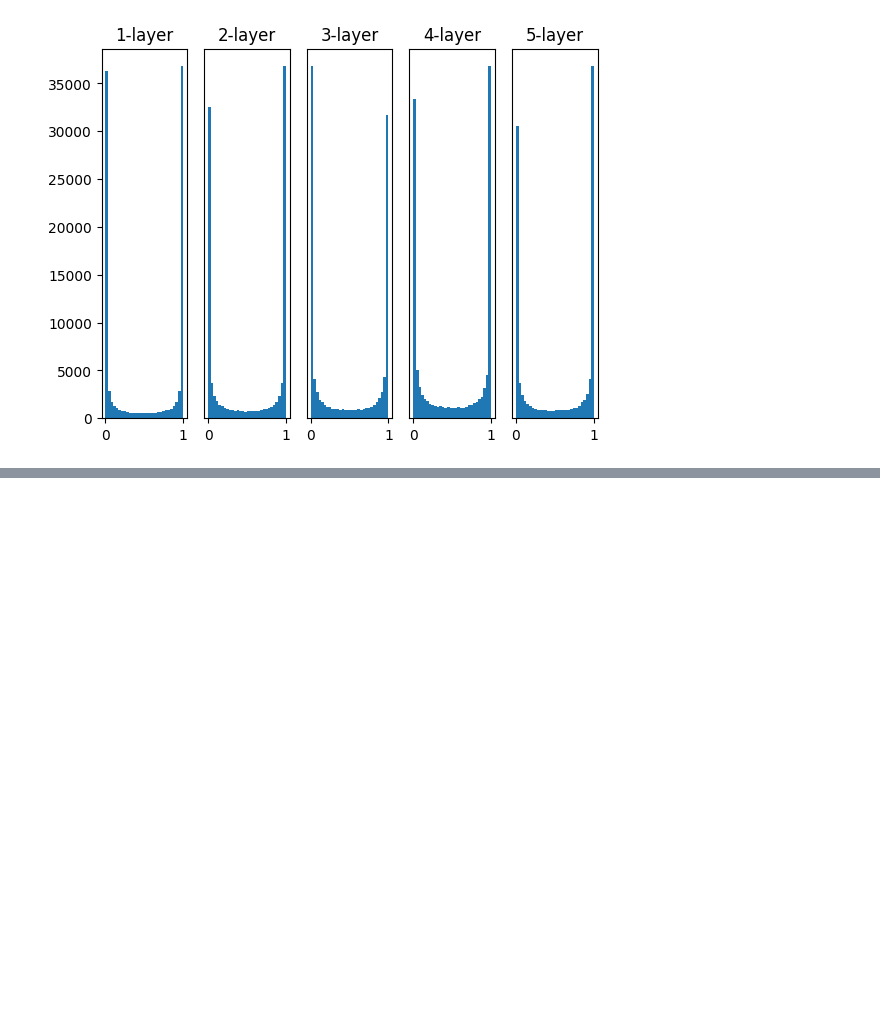
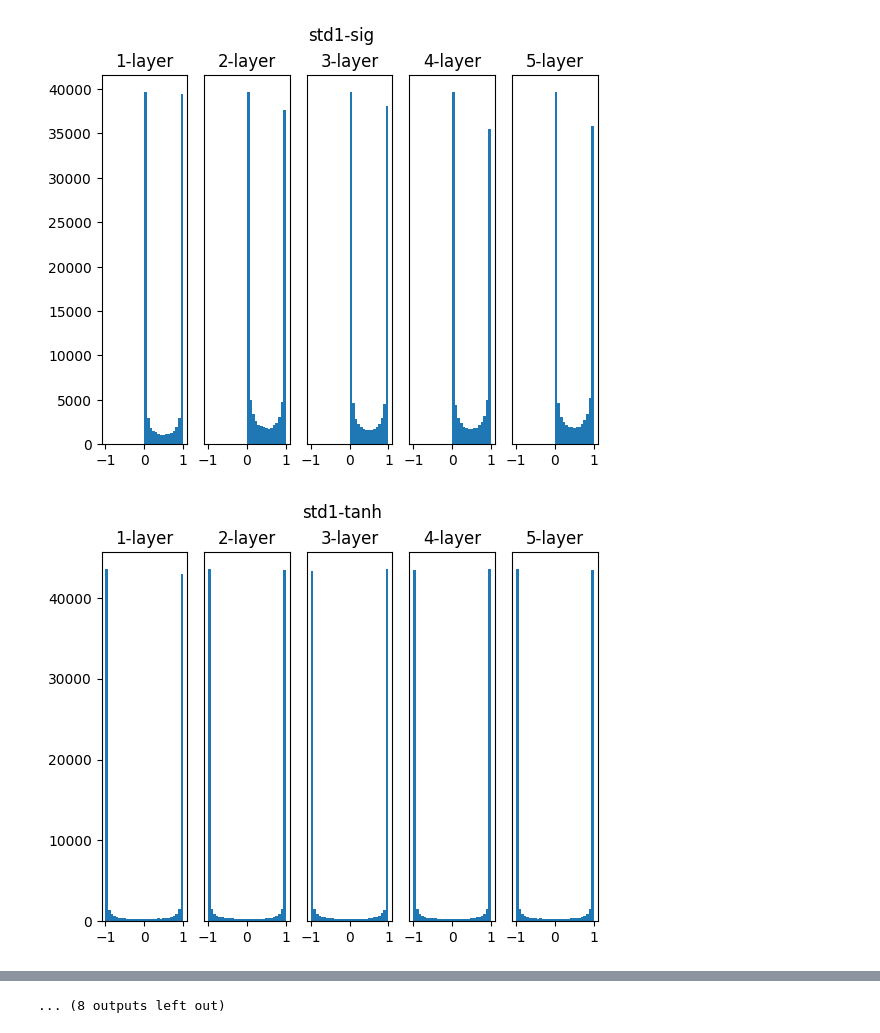
Before and after one commit to Jongbin-kr/DL_from_scratch, a Jupyter notebook: experiment/init-and-activation/ch6_init-and-activation.ipynb, the cells around one changed output, grey strips where cells are left out. Drawn from its saved outputs; the diff is of its cells as text; code cells hidden in the pictures; blank space fills up the shorter version.

```diff
--- a/experiment/init-and-activation/ch6_init-and-activation.ipynb
+++ b/experiment/init-and-activation/ch6_init-and-activation.ipynb
@@ -11,47 +11,67 @@ def sigmoid(x):
 def ReLU(x):
     return np.maximum(0, x)
 
+def leaky_ReLU(x):
+    return np.maximum(0.01*x, x)
+
 
 def tanh(x):
     return np.tanh(x)
 
-
-input_data = np.random.randn(1000, 100)  # 1000개의 데이터
 node_num = 100  # 각 은닉층의 노드(뉴런) 수
 hidden_layer_size = 5  # 은닉층이 5개
 activations = {}  # 이곳에 활성화 결과를 저장
 
-x = input_data
+np.random.seed(42)
+def experiment(init_key, activation_key):
+    for i in range(hidden_layer_size):
 
-for i in range(hidden_layer_size):
-    if i != 0:
-        x = activations[i-1]
+        x = np.random.randn(1000, 100)
 
-    # 초깃값을 다양하게 바꿔가며 실험해보자！
-    w = np.random.randn(node_num, node_num) * 1
-    # w = np.random.randn(node_num, node_num) * 0.01
-    # w = np.random.randn(node_num, node_num) * np.sqrt(1.0 / node_num)     ## Xavier 초기화
-    # w = np.random.randn(node_num, node_num) * np.sqrt(2.0 / node_num)       ## He 초기화
+        if i != 0:
+            x = activations[i-1]
 
-    a = np.dot(x, w)
+        initializer = initializers[init_key]
+        activation_function = activation_functions[activation_key]
+        w = initializer
+        a = np.dot(x, w)
 
-    # 활성화 함수도 바꿔가며 실험해보자！
-    z = sigmoid(a)
-    # z = ReLU(a)
-    # z = tanh(a)
+        z = activation_function(a)
 
-    activations[i] = z
+        activations[i] = z
 
-# 히스토그램 그리기
-for i, a in activations.items():
-    plt.subplot(1, len(activations), i+1)
-    plt.title(str(i+1) + "-layer")
-    if i != 0:
-        plt.yticks([], [])
-    # plt.xlim(0.1, 1)
-    # plt.ylim(0, 7000)
-    plt.hist(a.flatten(), 30, range=(0, 1))
+    # 히스토그램 그리기
+    for i, a in activations.items():
+        plt.subplot(1, len(activations), i+1)
+        plt.title(str(i+1) + "-layer")
+        if i != 0:
+            plt.yticks([], [])
+        # plt.xlim(0.1, 1)
+        # plt.ylim(0, 7000)
+        plt.hist(a.flatten(), 30, range=(-1, 1))
 
-plt.show()
+    plt.suptitle(f'{init_key}-{activation_key}')
+    plt.savefig(f'{init_key}-{activation_key}.png')
+    plt.show()
-# %% [output]
-[figure, removed]
+# %%
+initializers = {'std1': np.random.randn(node_num, node_num) * 1,
+                'std001': np.random.randn(node_num, node_num) * 0.01,
+                'xavier': np.random.randn(node_num, node_num) * np.sqrt(1.0 / node_num),
+                'he': np.random.randn(node_num, node_num) * np.sqrt(2.0 / node_num),
+                'he4': np.random.randn(node_num, node_num) * np.sqrt(4.0 / node_num),
+        }
+
+activation_functions = {'sig':sigmoid,
+                        'tanh':tanh,
+                        'relu':ReLU,
+                        'leaky':leaky_ReLU,
+                        }
+
+
+
+for initializer_key in initializers.keys():
+        for activation_function_key in activation_functions.keys():
+                experiment(initializer_key, activation_function_key)
+# %% [output]
+[figure, added]
+[figure, added]
@@ -57,0 +88 @@ plt.show()
+... (8 outputs left out)
```
Also changed, not shown: parts of 1 cell of this notebook, 30 other files.
